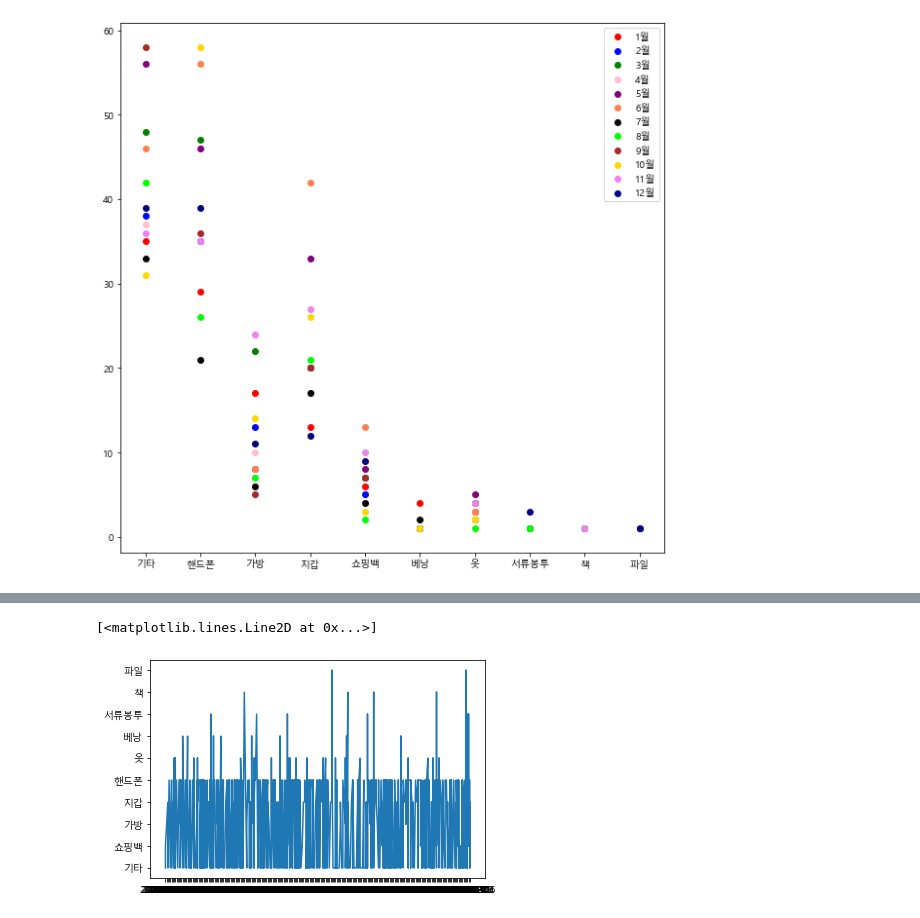
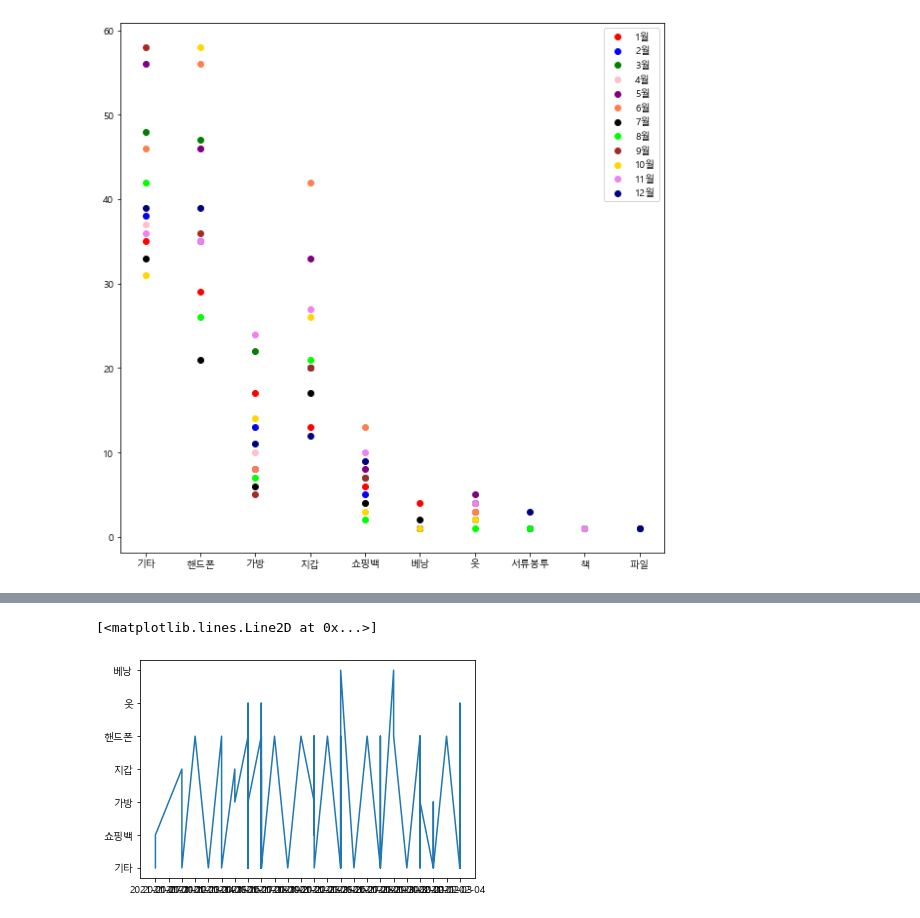
Before and after one commit to kin8089/Python, a Jupyter notebook: project.ipynb, the cells around one changed output, grey strips where cells are left out. Cells and saved outputs as stored; diff of their text form; code cells hidden in the pictures.

```diff
--- a/project.ipynb
+++ b/project.ipynb
@@ -184,5 +183,5 @@ plt.plot(years_df['1년'],years_df['합계'])
 # %%
-plt.plot(b['등록일자'],b['분실물종류'])
+plt.plot(January['등록일자'],January['분실물종류'])
 # %% [output]
 [<matplotlib.lines.Line2D at 0x...>]
-[figure, old version]
+[figure, new version]
```
Also changed, not shown: parts of 3 cells of this notebook.
